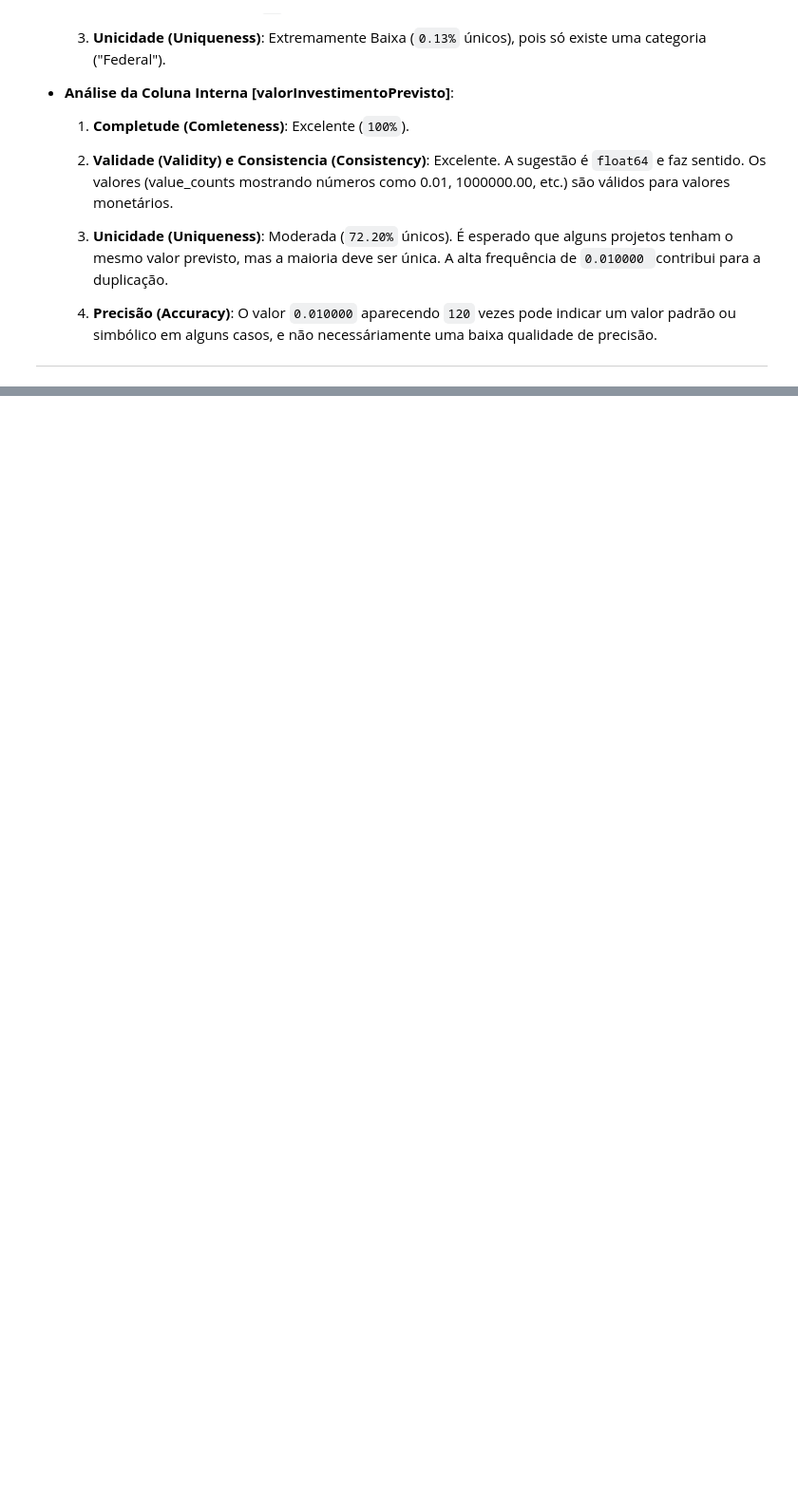
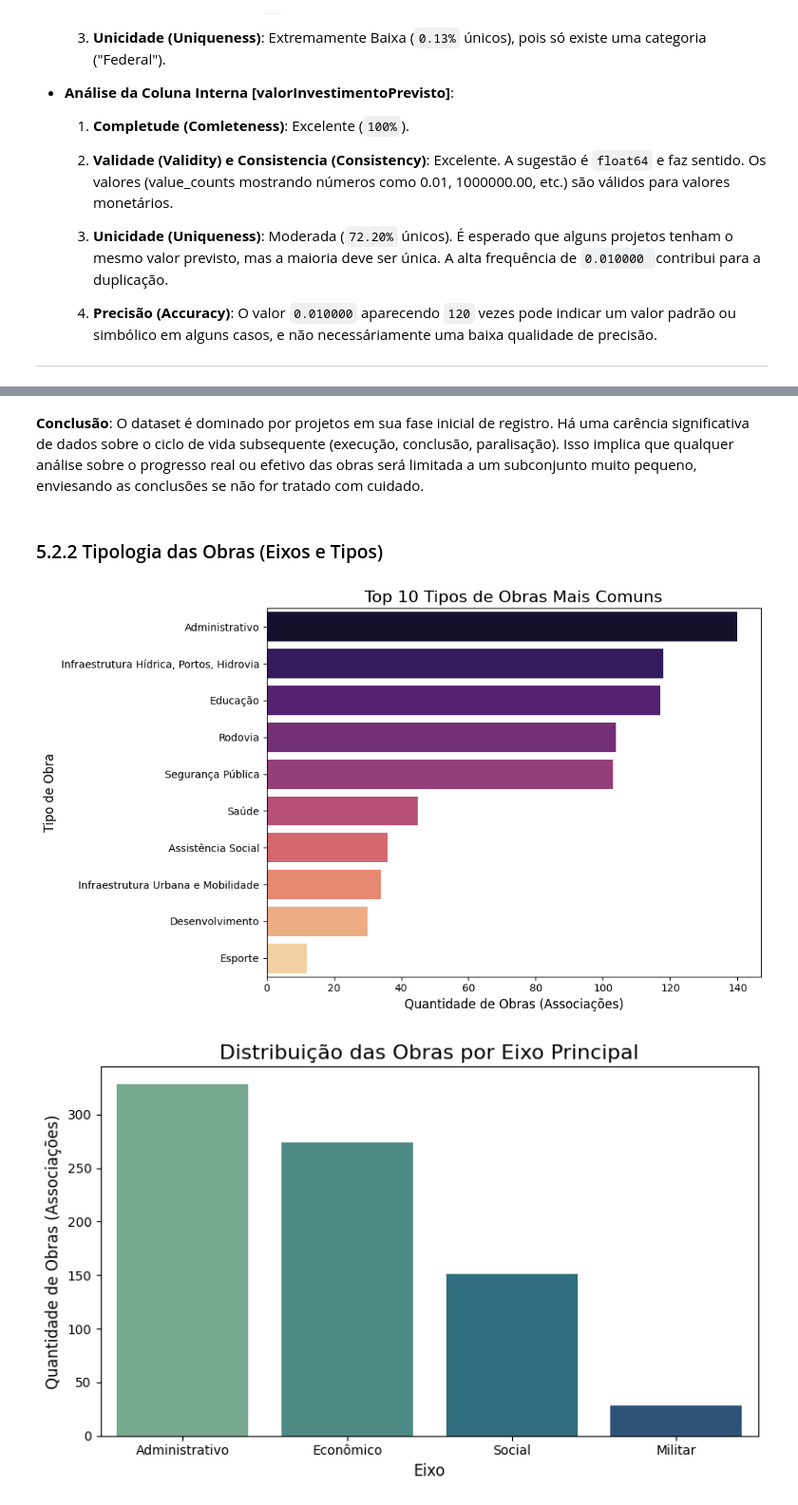
Before and after one commit to SAnjos3/analise-obras-df, a Jupyter notebook: notebooks/1.0-extracao_e_analise.ipynb, the cells around one changed output, grey strips where cells are left out. Shown at 95% size. Cells and saved outputs as stored; diff of their text form; code cells hidden in the pictures; blank space fills up the shorter version.

```diff
--- a/notebooks/1.0-extracao_e_analise.ipynb
+++ b/notebooks/1.0-extracao_e_analise.ipynb
@@ -1635,0 +1917,56 @@ None
+# %% [markdown]
+**Conclusão**: O dataset é dominado por projetos em sua fase inicial de registro. Há uma carência significativa de dados sobre o ciclo de vida subsequente (execução, conclusão, paralisação). Isso implica que qualquer análise sobre o progresso real ou efetivo das obras será limitada a um subconjunto muito pequeno, enviesando as conclusões se não for tratado com cuidado.
+# %% [markdown]
+### 5.2.2 Tipologia das Obras (Eixos e Tipos)
+# %%
+
+# Criar Tabelas Lookup com os nomes únicos de Eixos e Tipos
+df_eixos_lookup = dfs_carregados['obra_eixos'][['id', 'descricao']].drop_duplicates().reset_index(drop=True)
+df_tipos_lookup = dfs_carregados['obra_tipos'][['id', 'descricao', 'idEixo']].drop_duplicates().reset_index(drop=True)
+
+# Join Obras com seus Tipos (usando a subtabela de relacionamento 'df_obra_tipos')
+df_obras_com_tipos_id = pd.merge(
+    df_obras[['idUnico']],                 # Chave da tabela principal
+    dfs_carregados['obra_tipos'][['idUnico', 'id']],      # Tabela de relacionamento
+    on='idUnico',
+    how='left'
+)
+
+# Join com as descrições dos Tipos (usando a df_tipos_lookup
+df_obras_com_tipos_desc = pd.merge(
+    df_obras_com_tipos_id,
+    df_tipos_lookup[['id', 'descricao', 'idEixo']], # Tabela de lookup de tipos
+    on='id',
+    how='left'
+)
+
+# Join com as descrições dos Eixos (usando a df_eixos_lookup)
+df_analise_tipologia = pd.merge(
+    df_obras_com_tipos_desc,
+    df_eixos_lookup.rename(columns={'id': 'idEixo', 'descricao': 'eixo_descricao'}), # Tabela de lookup de eixos
+    on='idEixo',
+    how='left'
+)
+
+# Plotar as contagens por descrição
+top_tipos = df_analise_tipologia['descricao'].value_counts().nlargest(10)
+plt.figure(figsize=(10, 6))
+sns.barplot(x=top_tipos.values, y=top_tipos.index, palette='magma', hue=top_tipos.index, legend=False)
+plt.title('Top 10 Tipos de Obras Mais Comuns', fontsize=16)
+plt.xlabel('Quantidade de Obras (Associações)', fontsize=12)
+plt.ylabel('Tipo de Obra', fontsize=12)
+plt.tight_layout()
+plt.show()
+
+# Contagem para Eixos
+eixos_counts = df_analise_tipologia['eixo_descricao'].value_counts()
+plt.figure(figsize=(8, 5))
+sns.barplot(x=eixos_counts.index, y=eixos_counts.values, palette='crest', hue=eixos_counts.index, legend=False)
+plt.title('Distribuição das Obras por Eixo Principal', fontsize=16)
+plt.xlabel('Eixo', fontsize=12)
+plt.ylabel('Quantidade de Obras (Associações)', fontsize=12)
+plt.tight_layout()
+plt.show()
+# %% [output]
+[figure, added]
+[figure, added]
```
Also changed, not shown: parts of 57 cells of this notebook, 10 other files.
